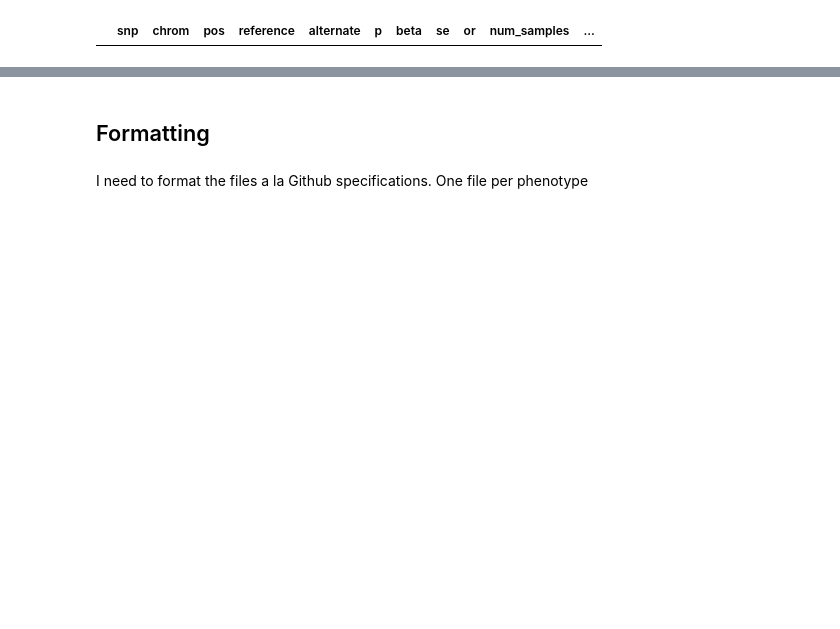
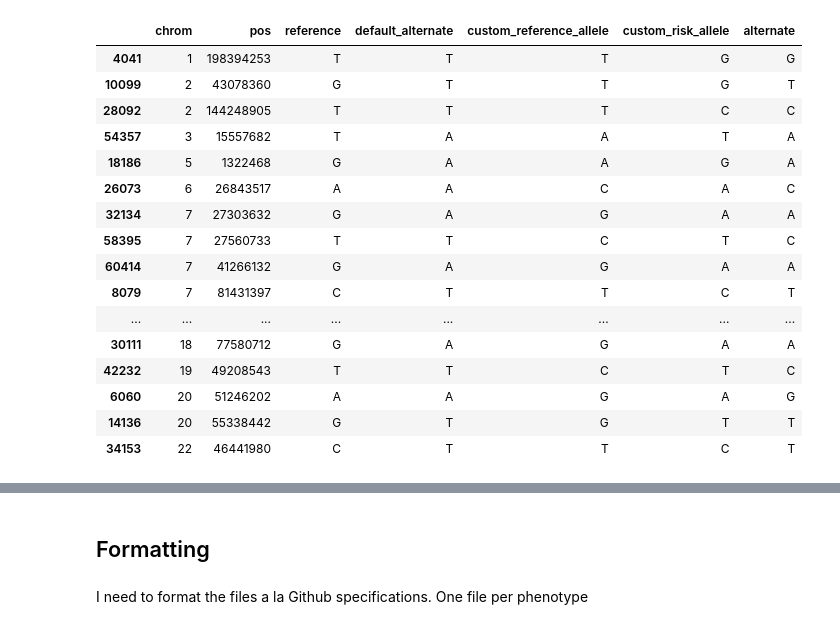
Before and after one commit to wayne-monical/deploying-pheweb, a Jupyter notebook: data_preprocessing/data_preprocessing.ipynb, the cells around one changed output, grey strips where cells are left out. Saved outputs shown, nothing was run; the diff lists cells and outputs as text; code cells hidden in the pictures; blank space fills up the shorter version.

Commit message:
adding custom risk alleles git branch
git status

```diff
--- a/data_preprocessing/data_preprocessing.ipynb
+++ b/data_preprocessing/data_preprocessing.ipynb
@@ -70,0 +34,3 @@ df_combined['or'] = df_combined.OR
+# %%
+# drop the n = 0 rows
+df_combined = df_combined[df_combined.n_total > 0]
@@ -70,0 +65,13 @@ df_combined['or'] = df_combined.OR
+# %%
+# filter out 8:143778381_A because we don't have the right alternate allele
+df_combined = df_combined[df_combined.snp != '8:143778381_A']
+# %%
+def create_alternate_allele(row):
+    if row['reference'] != row['default_alternate']:
+        return row['default_alternate']
+    elif row['reference'] == row['custom_reference_allele']:
+        return row['custom_risk_allele']
+    else:
+        return row['custom_reference_allele']
+
+df_combined['alternate'] = df_combined.apply(create_alternate_allele, axis=1)
@@ -70,0 +82,21 @@ df_combined['or'] = df_combined.OR
+# %%
+
+df_combined[['chrom', 'pos','reference', 'default_alternate', 'custom_reference_allele',  'custom_risk_allele', 'alternate']].drop_duplicates().sort_values(by=['chrom', 'pos'])
+# %% [output]
+|  | chrom | pos | reference | default_alternate | custom_reference_allele | custom_risk_allele | alternate |
+| 4041 | 1 | 198394253 | T | T | T | G | G |
+| 10099 | 2 | 43078360 | G | T | T | G | T |
+| 28092 | 2 | 144248905 | T | T | T | C | C |
+| 54357 | 3 | 15557682 | T | A | A | T | A |
+| 18186 | 5 | 1322468 | G | A | A | G | A |
+| 26073 | 6 | 26843517 | A | A | C | A | C |
+| 32134 | 7 | 27303632 | G | A | G | A | A |
+| 58395 | 7 | 27560733 | T | T | C | T | C |
+| 60414 | 7 | 41266132 | G | A | G | A | A |
+| 8079 | 7 | 81431397 | C | T | T | C | T |
+| ... | ... | ... | ... | ... | ... | ... | ... |
+| 30111 | 18 | 77580712 | G | A | G | A | A |
+| 42232 | 19 | 49208543 | T | T | C | T | C |
+| 6060 | 20 | 51246202 | A | A | G | A | G |
+| 14136 | 20 | 55338442 | G | T | G | T | T |
+| 34153 | 22 | 46441980 | C | T | T | C | T |
@@ -79,5 +112,0 @@ df_combined = df_combined[df_combined.reference != df_combined.alternate]
-# %%
-# check that we got all chromosomes
-df_combined[df_combined.chrom.isna()][['snp'] + final_cols]
-# %% [output]
-|  | snp | chrom | pos | reference | alternate | p | beta | se | or | num_samples | ... |
```
Also changed, not shown: parts of 22 cells of this notebook, 8 other files.
